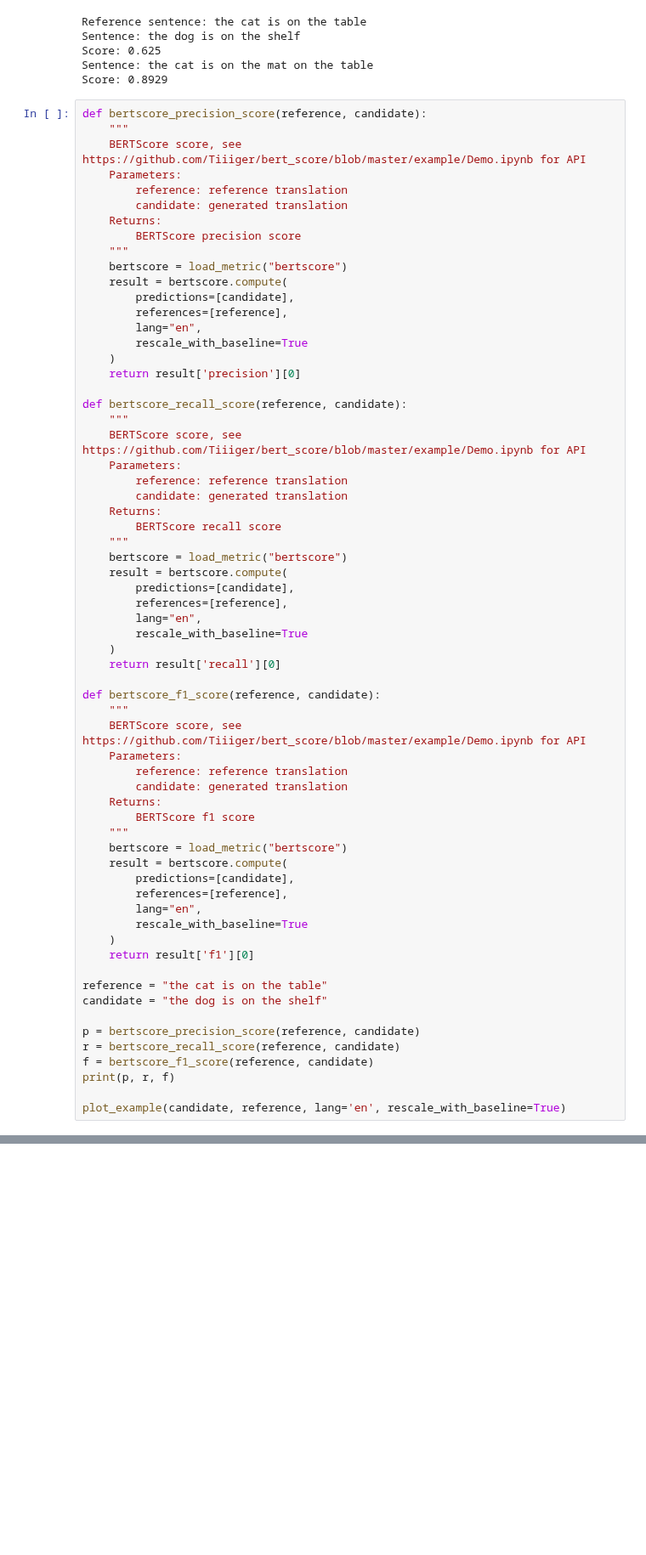
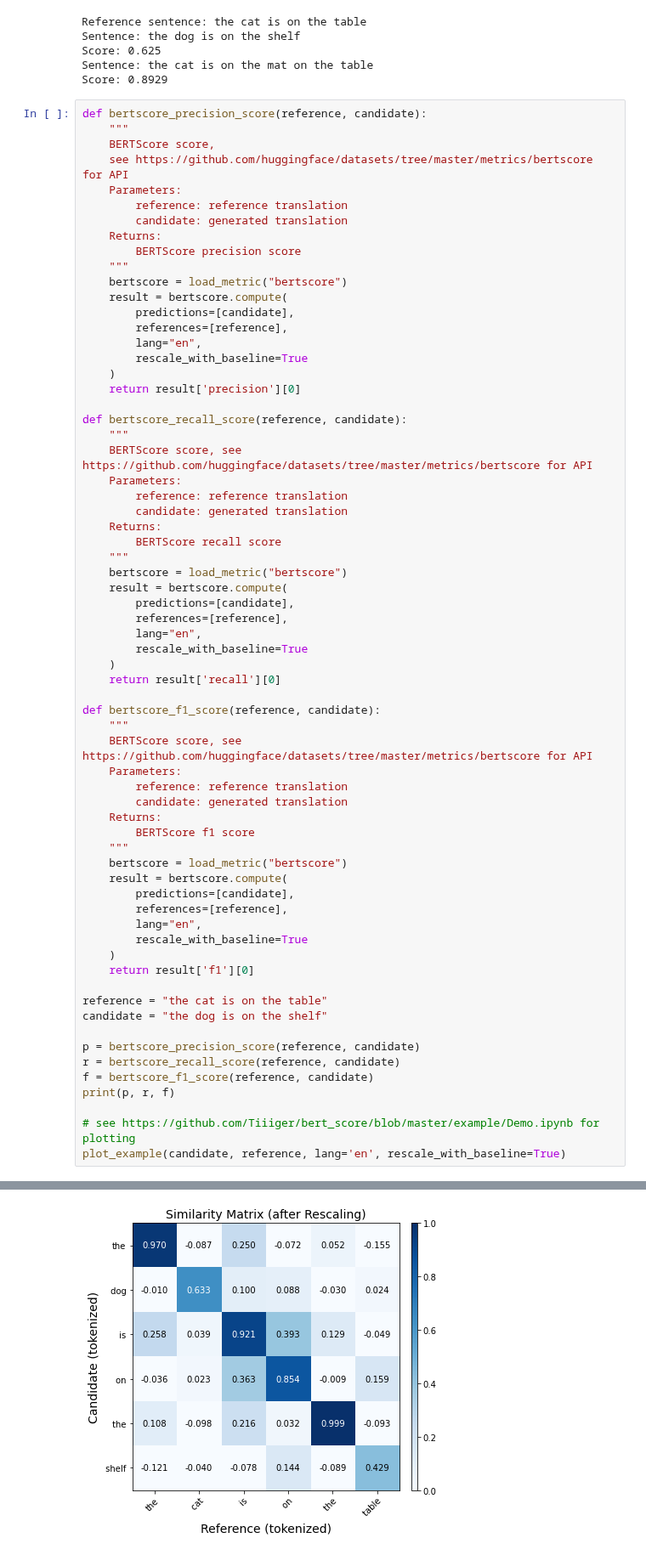
Before and after one commit to TheOnesThatWereAbroad/PodcastSummarization, a Jupyter notebook: metrics.ipynb, the cells around one changed output, grey strips where cells are left out. Shown at 85% size. Drawn from its saved outputs; the diff is of its cells as text; blank space fills up the shorter version.

```diff
--- a/metrics.ipynb
+++ b/metrics.ipynb
@@ -82,7 +82,8 @@ Score: 0.8929
 # %%
 def bertscore_precision_score(reference, candidate):
     """
-    BERTScore score, see https://github.com/Tiiiger/bert_score/blob/master/example/Demo.ipynb for API
+    BERTScore score,
+    see https://github.com/huggingface/datasets/tree/master/metrics/bertscore for API
     Parameters:
         reference: reference translation
         candidate: generated translation
@@ -100,7 +101,7 @@ def bertscore_precision_score(reference, candidate):
 
 def bertscore_recall_score(reference, candidate):
     """
-    BERTScore score, see https://github.com/Tiiiger/bert_score/blob/master/example/Demo.ipynb for API
+    BERTScore score, see https://github.com/huggingface/datasets/tree/master/metrics/bertscore for API
     Parameters:
         reference: reference translation
         candidate: generated translation
@@ -118,7 +119,7 @@ def bertscore_recall_score(reference, candidate):
 
 def bertscore_f1_score(reference, candidate):
     """
-    BERTScore score, see https://github.com/Tiiiger/bert_score/blob/master/example/Demo.ipynb for API
+    BERTScore score, see https://github.com/huggingface/datasets/tree/master/metrics/bertscore for API
     Parameters:
         reference: reference translation
         candidate: generated translation
@@ -142,5 +143,6 @@ r = bertscore_recall_score(reference, candidate)
 f = bertscore_f1_score(reference, candidate)
 print(p, r, f)
 
+# see https://github.com/Tiiiger/bert_score/blob/master/example/Demo.ipynb for plotting
 plot_example(candidate, reference, lang='en', rescale_with_baseline=True)
 # %% [output]
@@ -148,3 +153,4 @@ AssertionError: IDF weights are not computed
+[figure, added]
 # %%
 def bleurt_score(reference, candidate):
     """
```
Also changed, not shown: parts of 1 cell of this notebook.
